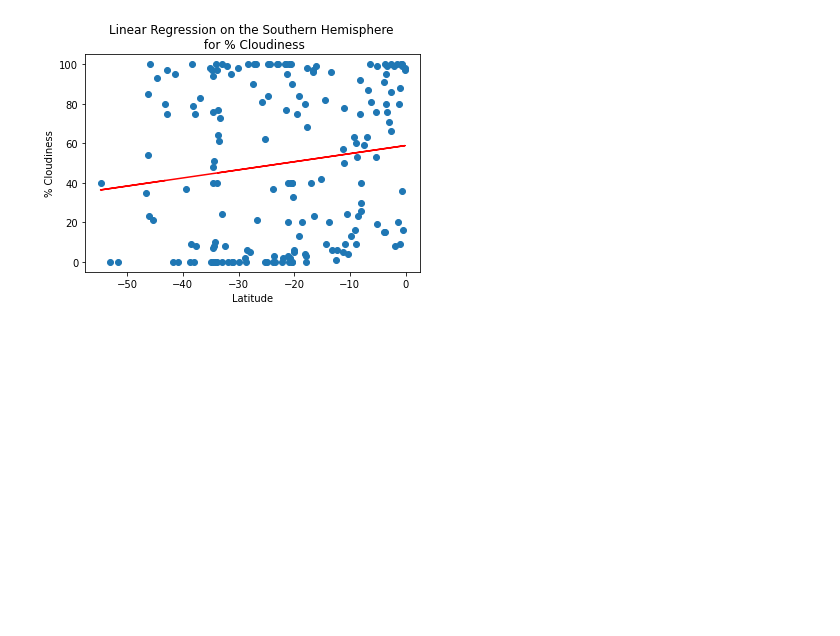
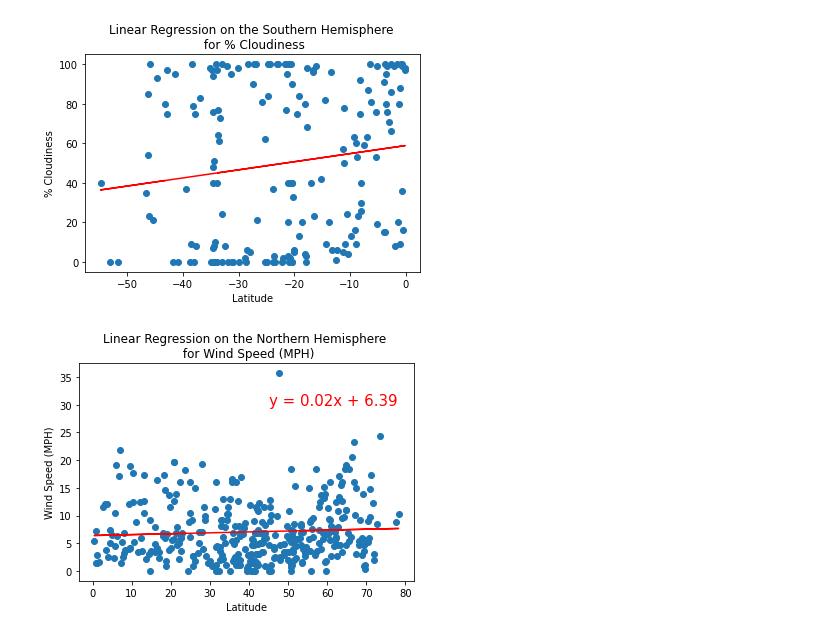
Before and after one commit to jmancini96/world_weather_analysis, a Jupyter notebook: WeatherPy.ipynb, the cells around one changed output. Drawn from its saved outputs; the diff is of its cells as text; code cells hidden in the pictures; blank space fills up the shorter version.

```diff
--- a/WeatherPy.ipynb
+++ b/WeatherPy.ipynb
@@ -334,6 +334,8 @@ plot_linear_regression(x_values, y_values, 'Linear Regression on the Southern He
 # %%
 #linear regression on the northern hempisphere for wind speed
 x_values = northern_hemi_df["Lat"]
 y_values = northern_hemi_df["Wind Speed"]
 #call the function
-plot_linear_regression(x_values, y_values, 'Linear Regression on the Northern Hemisphere \n for Wind Speed', 'Wind Speed (MPH)', (9,45))
+plot_linear_regression(x_values, y_values, 'Linear Regression on the Northern Hemisphere \n for Wind Speed (MPH)', 'Wind Speed (MPH)', (45,30))
+# %% [output]
+[figure, added]
```
Also changed, not shown: parts of 1 cell of this notebook.
